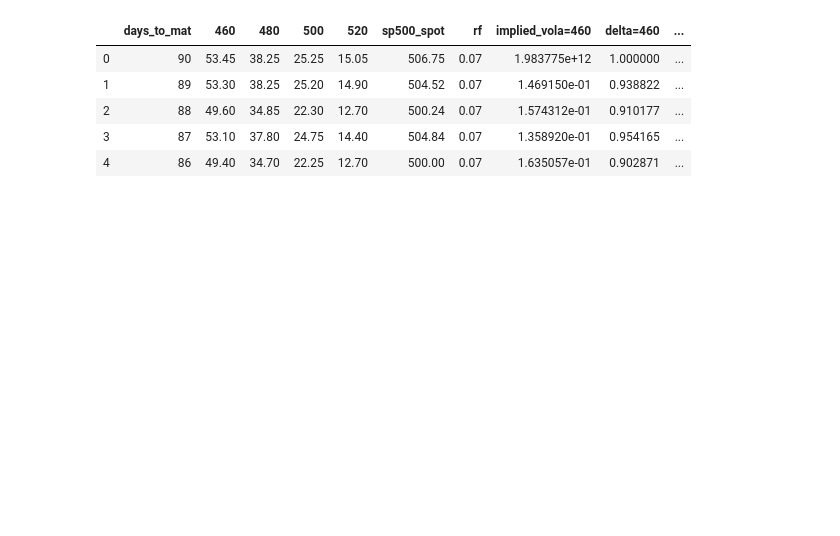
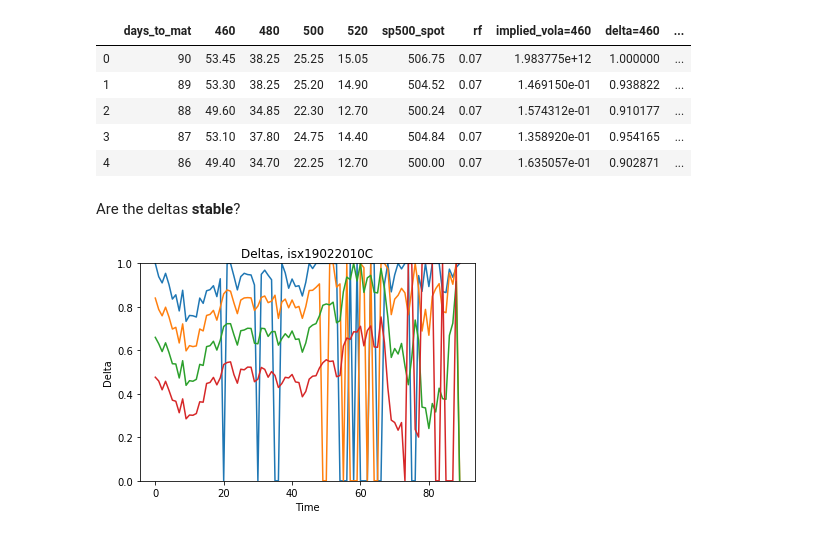
Before and after one commit to j4bert0/FE1-hedging, a Jupyter notebook: delta_hedge.ipynb, the cells around one changed output. Saved outputs shown, nothing was run; the diff lists cells and outputs as text; code cells hidden in the pictures; blank space fills up the shorter version.

```diff
--- a/delta_hedge.ipynb
+++ b/delta_hedge.ipynb
@@ -347,3 +357,18 @@ dafa_f_s.head()
 | 2 | 88 | 49.60 | 34.85 | 22.30 | 12.70 | 500.24 | 0.07 | 1.574312e-01 | 0.910177 | ... |
 | 3 | 87 | 53.10 | 37.80 | 24.75 | 14.40 | 504.84 | 0.07 | 1.358920e-01 | 0.954165 | ... |
 | 4 | 86 | 49.40 | 34.70 | 22.25 | 12.70 | 500.00 | 0.07 | 1.635057e-01 | 0.902871 | ... |
+# %% [markdown]
+Are the deltas **stable**?
+# %%
+deltas_s = ['delta='+str(x) for x in strikes_s]
+delta_df_s = dafa_f_s[deltas_s]
+# %%
+plt.ylim(0, 1)
+plt.title('Deltas, isx19022010C')
+plt.ylabel("Delta")
+plt.xlabel("Time")
+
+for E in strikes_s:
+    plt.plot(delta_df_s['delta='+str(E)])
+# %% [output]
+[figure, added]
```
Also changed, not shown: parts of 15 cells of this notebook.
